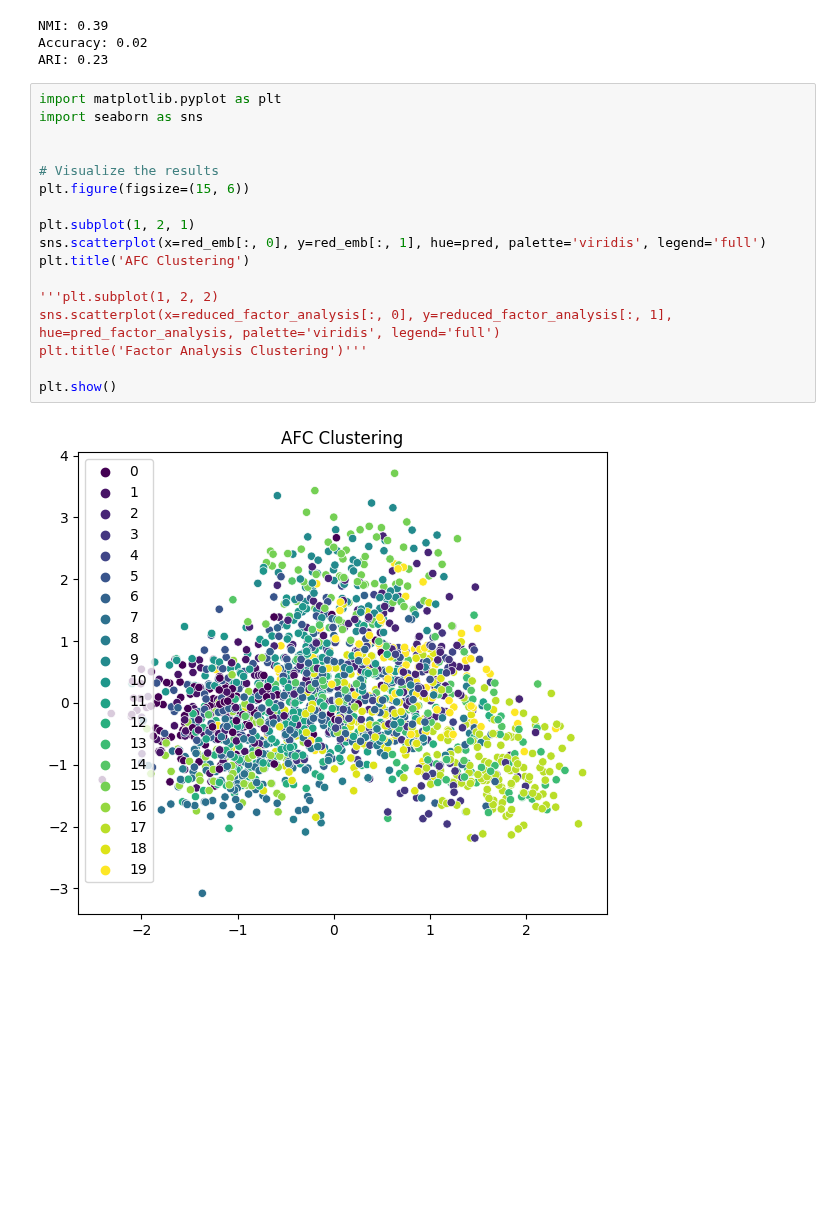
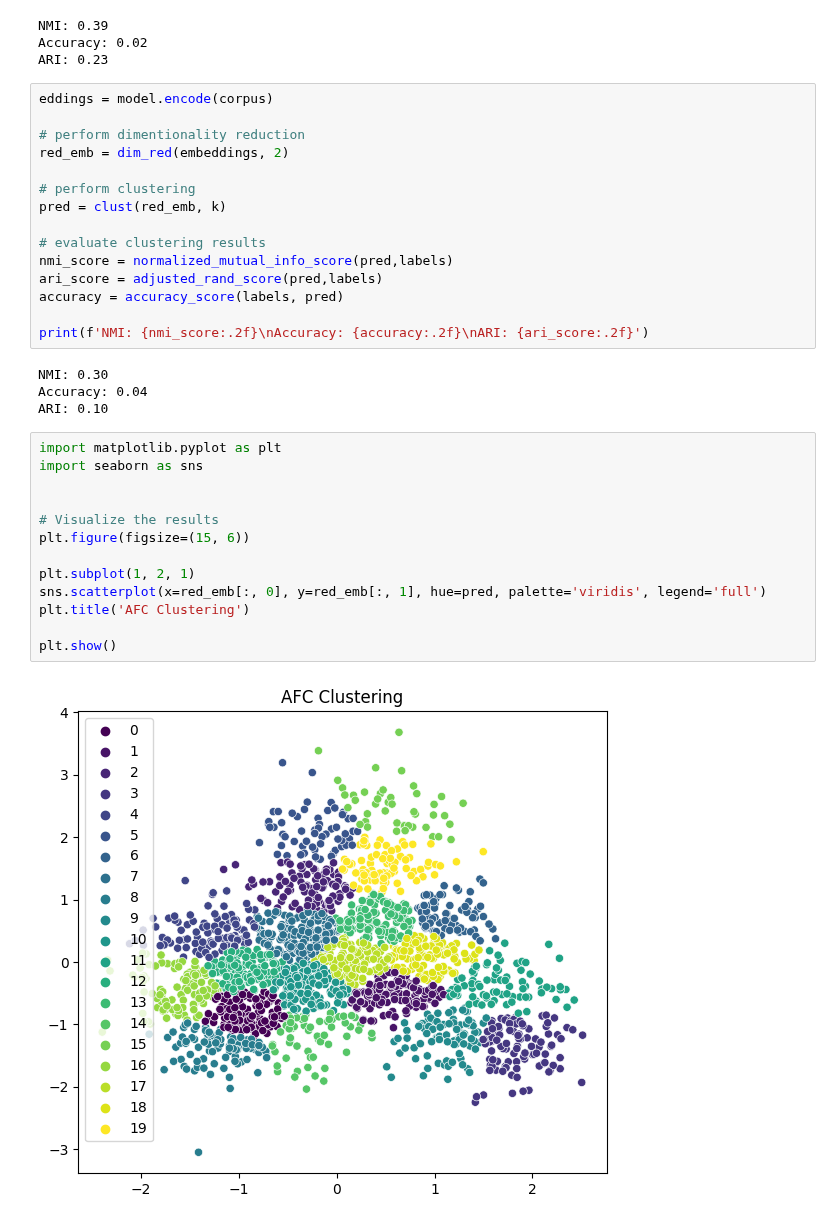
Before and after one commit to medhj-17/MLSD-AF-grp-32, a Jupyter notebook: Experiments/AFC.ipynb, the cells around one changed output. Saved outputs shown, nothing was run; the diff lists cells and outputs as text; blank space fills up the shorter version.

```diff
--- a/Experiments/AFC.ipynb
+++ b/Experiments/AFC.ipynb
@@ -64,22 +65,37 @@ print(f'NMI: {nmi_score:.2f}\nAccuracy: {accuracy:.2f}\nARI: {ari_score:.2f}')
 NMI: 0.39
 Accuracy: 0.02
 ARI: 0.23
+# %%
+eddings = model.encode(corpus)
+
+# perform dimentionality reduction
+red_emb = dim_red(embeddings, 2)
+
+# perform clustering
+pred = clust(red_emb, k)
+
+# evaluate clustering results
+nmi_score = normalized_mutual_info_score(pred,labels)
+ari_score = adjusted_rand_score(pred,labels)
+accuracy = accuracy_score(labels, pred)
+
+print(f'NMI: {nmi_score:.2f}\nAccuracy: {accuracy:.2f}\nARI: {ari_score:.2f}')
+# %% [output]
+NMI: 0.30
+Accuracy: 0.04
+ARI: 0.10
 # %%
 import matplotlib.pyplot as plt
 import seaborn as sns
 
 
 # Visualize the results
 plt.figure(figsize=(15, 6))
 
 plt.subplot(1, 2, 1)
 sns.scatterplot(x=red_emb[:, 0], y=red_emb[:, 1], hue=pred, palette='viridis', legend='full')
 plt.title('AFC Clustering')
 
-'''plt.subplot(1, 2, 2)
-sns.scatterplot(x=reduced_factor_analysis[:, 0], y=reduced_factor_analysis[:, 1], hue=pred_factor_analysis, palette='viridis', legend='full')
-plt.title('Factor Analysis Clustering')'''
-
 plt.show()
 # %% [output]
-[figure, old version]
+[figure, new version]
```
Also changed, not shown: parts of 1 cell of this notebook.
